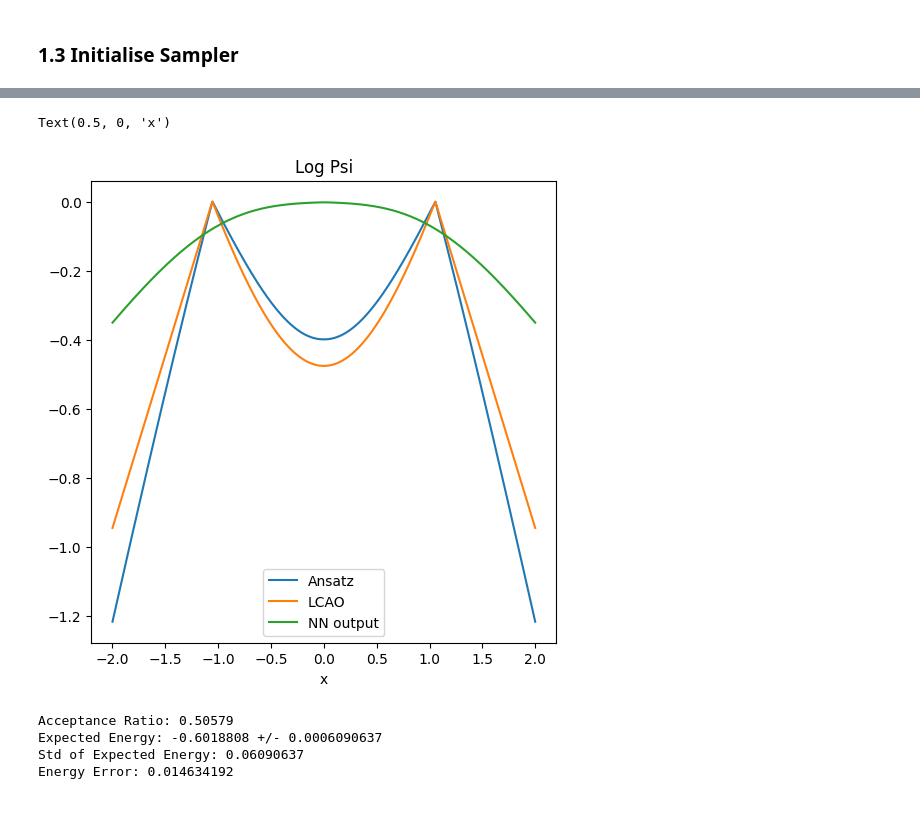
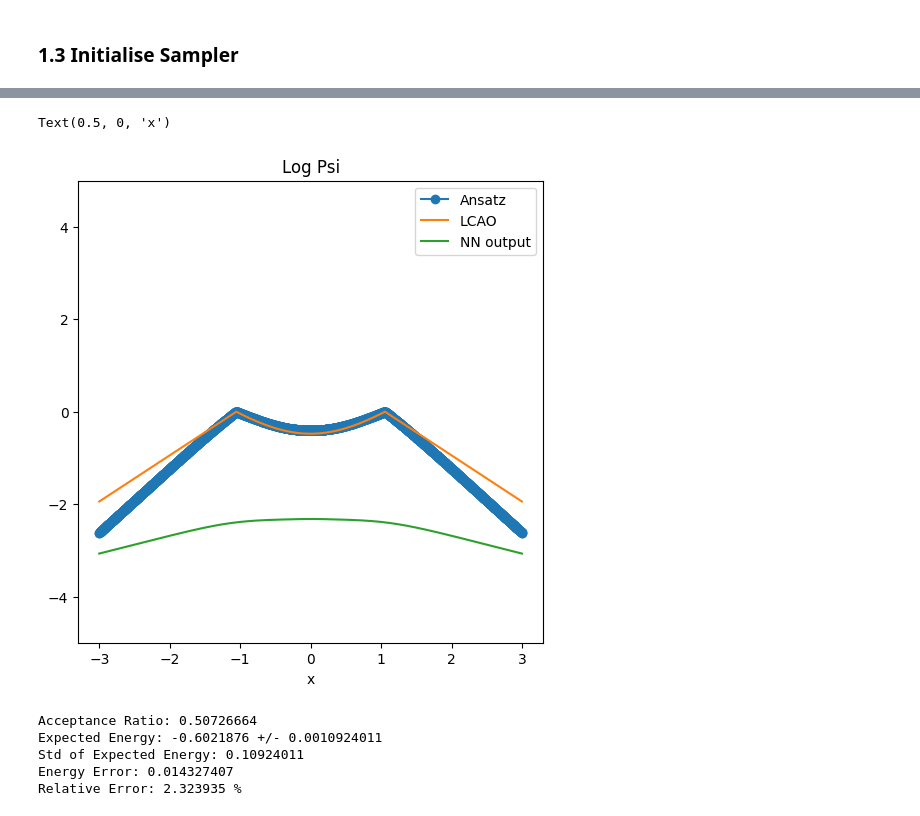
Before and after one commit to evanwonisch/NeuralQuantumStates, a Jupyter notebook: run/LCAO/dihydrogen_variable_distance.ipynb, the cells around one changed output, grey strips where cells are left out. Saved outputs shown, nothing was run; the diff lists cells and outputs as text; code cells hidden in the pictures.

```diff
--- a/run/LCAO/dihydrogen_variable_distance.ipynb
+++ b/run/LCAO/dihydrogen_variable_distance.ipynb
@@ -230,14 +224,14 @@ class SymmetrySampler(module.samplers.MCMC):
 sampler = SymmetrySampler(ansatz, 0.5)
 # %%
 N = 10000
-samples, ratio = sampler.sample(key, param, jnp.array([potential.d/2 + 0.01, 0, 0]), N)
+samples, ratio = sampler.sample(key, param, jnp.array([param["dist"]/2 + 0.01, 0, 0]), N)
 H_loc = hamiltonian.calc_H_loc(ansatz, param, samples)
 print("Acceptance Ratio:", ratio)
 print("Expected Energy:", jnp.mean(H_loc))
 
 plt.plot(jnp.correlate(H_loc-jnp.mean(H_loc), H_loc[0:2000]-jnp.mean(H_loc))/jnp.std(H_loc[0:2000])**2/2000, label = "cor H_loc")
 plt.xlim(0,200)
-plt.axvline(15, color = "r", label = "decorrelation")
+plt.axvline(10, color = "r", label = "decorrelation")
 plt.title("Correlation of Samples")
 plt.legend()
 plt.show()
@@ -252,7 +246,7 @@ def get_samples(N):
     """
     Returns decorrelated samples.
     """
-    samples, ratio = sampler.sample(key, param, jnp.array([potential.d/2 + 0.01, 0, 0]), N*subsampling)
+    samples, ratio = sampler.sample(key, param, jnp.array([param["dist"]/2 + 0.01, 0, 0]), N*subsampling)
     return samples[0:-1:subsampling], ratio
 # %%
 samples, ratio = get_samples(1000)
@@ -268,12 +273,14 @@ def calc_grad_E(hamiltonian, orbital, parameters, samples):
     """
     Calculates the gradient of the energy and the energy itself on a batch of samples.
     """
-
     E_loc = hamiltonian.calc_H_loc(orbital, parameters, samples)
     E = jnp.mean(E_loc)
     dE = jnp.std(E_loc)
     grad_log = orbital.grad_logpsi(parameters, samples)
 
     m = lambda tree: 2*jnp.real(jnp.mean(jnp.swapaxes(jnp.swapaxes(tree, 0, -1) * (E_loc - E), 0, -1), axis = 0))
+    gradPsi = jax.tree_util.tree_map(m, grad_log)
 
-    return jax.tree_util.tree_map(m, grad_log), E, dE
+    gradR = jax.tree_util.tree_map(lambda x: jnp.mean(x), potential.calc_grad_potential(samples, parameters))
+
+    return gradPsi, gradR, E, dE
@@ -289,20 +306,27 @@ optimizer_state = optimizer.init(param)
 # %%
 N = 3000
-epoch = 30
+epoch = 1200
 
 for i in tqdm(range(epoch)):
     key, _ = jax.random.split(key)
     samples, ratio = get_samples(N)
-    grad, E, dE = calc_grad_E(hamiltonian, ansatz, param, samples)
+    gradPsi, gradR, E, dE = calc_grad_E(hamiltonian, ansatz, param, samples)
+
+    total_grad = jax.tree_util.tree_map(lambda x,y:x+y, gradPsi, gradR)
 
     stats["E"].append(E)
     stats["dE"].append(dE)
     stats["ratio"].append(ratio)
     stats["N_samples"].append(N)
+    stats["dist"].append(param["dist"])
 
-    updates, optimizer_state = optimizer.update(grad, optimizer_state, param)
+    updates, optimizer_state = optimizer.update(total_grad, optimizer_state, param)
 
-    param = optax.apply_updates(param, updates)
+    param["nn"] = jax.tree_util.tree_map(lambda a,b:a+b,param["nn"], updates["nn"])
+    param["dist"] = jax.tree_util.tree_map(lambda a,b:a+b,param["dist"], updates["dist"])
+    newR = param["lcao"]["R"].at[0,0].set(param["lcao"]["R"][0,0] - updates["dist"] / 2)
+    newR = newR.at[1,0].set(param["lcao"]["R"][1,0] + updates["dist"] / 2)
+    param["lcao"]["R"] = newR
 # %%
 numpy_stats = {}
 for key_ in stats.keys():
@@ -358,24 +386,26 @@ Text(0.5, 1.0, 'Neural Network')
 # %%
 plt.figure(figsize=(6, 6))
 
-r, line = getLine(0, jnp.pi/2, r_max=2)
+r, line = getLine(0, jnp.pi/2, r_max=l)
 psi = ansatz.calc_logpsi(param, line)
-psi_lcao = ansatz.lcao.calc_logpsi(jnp.array([1.,1.]), line)
-nn_out = ansatz.eval_nn(param, line)
+psi_lcao = ansatz.lcao.calc_logpsi(param["lcao"], line)
+nn_out = ansatz.eval_nn(param["nn"], line)
+ys = potential.calc_potential(line, param)
 
-plt.plot(r, psi - jnp.max(psi), label = "Ansatz")
+plt.plot(r, psi - jnp.max(psi), label = "Ansatz", marker = "o")
 plt.plot(r, psi_lcao - jnp.max(psi_lcao), label = "LCAO")
 plt.plot(r, nn_out, label = "NN output")
+# plt.plot(r, -ys-5)
 
-
+plt.ylim(-5, 5)
 plt.title("Log Psi")
 plt.legend()
 plt.xlabel("x")
 
 # run.utils.save_plot("The neural network corrects certain parts of the LCAO Ansatz. Especially in between the nuclei.")
 # %% [output]
 Text(0.5, 0, 'x')
-[figure, old version]
+[figure, new version]
 # %%
 N = 10000
 samples, ratio = get_samples(N)
@@ -384,8 +414,10 @@ print("Acceptance Ratio:", ratio)
 print("Expected Energy:", jnp.mean(H_loc),"+/-", jnp.std(H_loc)/jnp.sqrt(N))
 print("Std of Expected Energy:", jnp.std(H_loc))
 print("Energy Error:", jnp.abs(jnp.mean(H_loc)+0.616515))
+print("Relative Error:", jnp.abs(jnp.mean(H_loc)+0.616515)/0.616515 * 100, "%")
 # %% [output]
-Acceptance Ratio: 0.50579
-Expected Energy: -0.6018808 +/- 0.0006090637
-Std of Expected Energy: 0.06090637
-Energy Error: 0.014634192
+Acceptance Ratio: 0.50726664
+Expected Energy: -0.6021876 +/- 0.0010924011
+Std of Expected Energy: 0.10924011
+Energy Error: 0.014327407
+Relative Error: 2.323935 %
```
Also changed, not shown: parts of 17 cells of this notebook, 5 other files.
